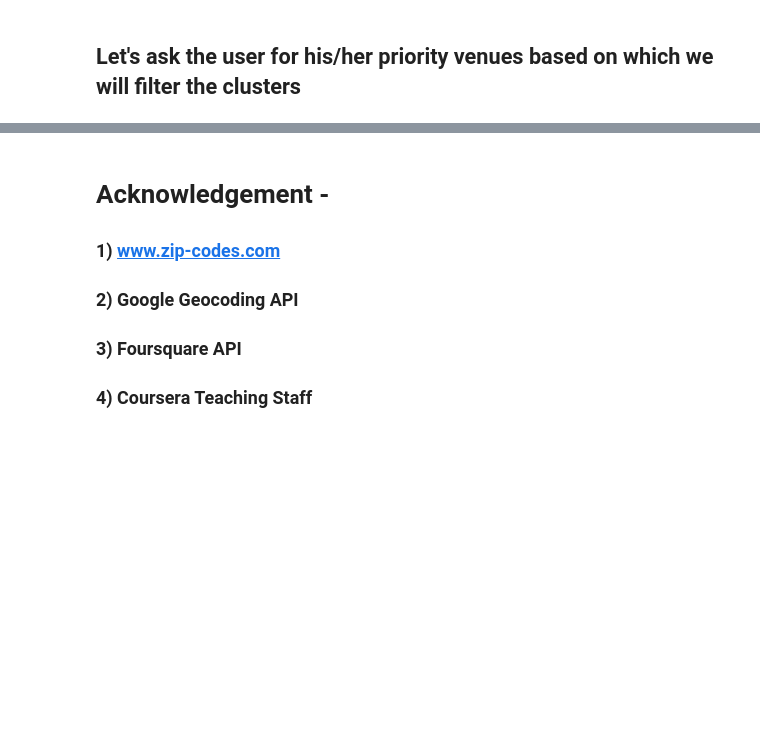
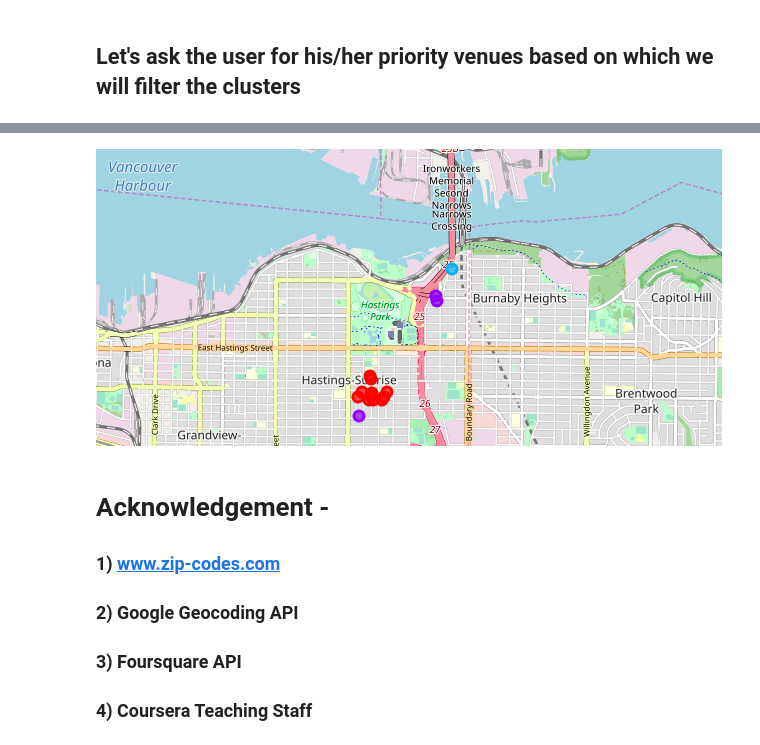
Before and after one commit to arunabeshc/Capstone_Project_Coursera, a Jupyter notebook: Capstone Project_Final2.ipynb, the cells around one changed output, grey strips where cells are left out. Cells and saved outputs as stored; diff of their text form; code cells hidden in the pictures; blank space fills up the shorter version.

```diff
--- a/Capstone Project_Final2.ipynb
+++ b/Capstone Project_Final2.ipynb
@@ -630,3 +632,8 @@ Index: []
+# %%
+from IPython.display import Image
+Image(filename='img1.png')
+# %% [output]
+[figure, added]
 # %% [markdown]
 # Acknowledgement -
 
```
Also changed, not shown: parts of 2 cells of this notebook.
